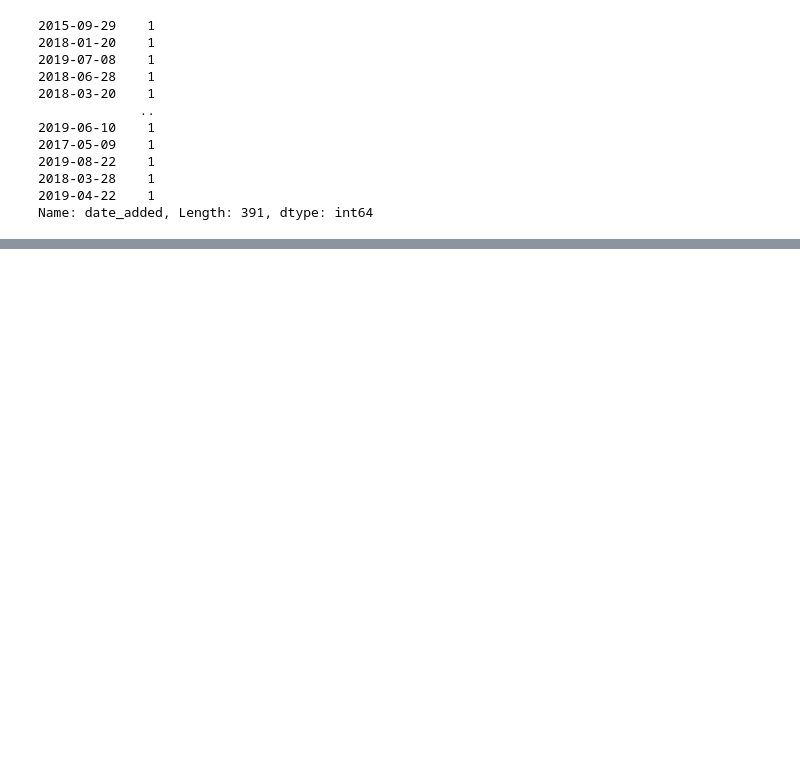
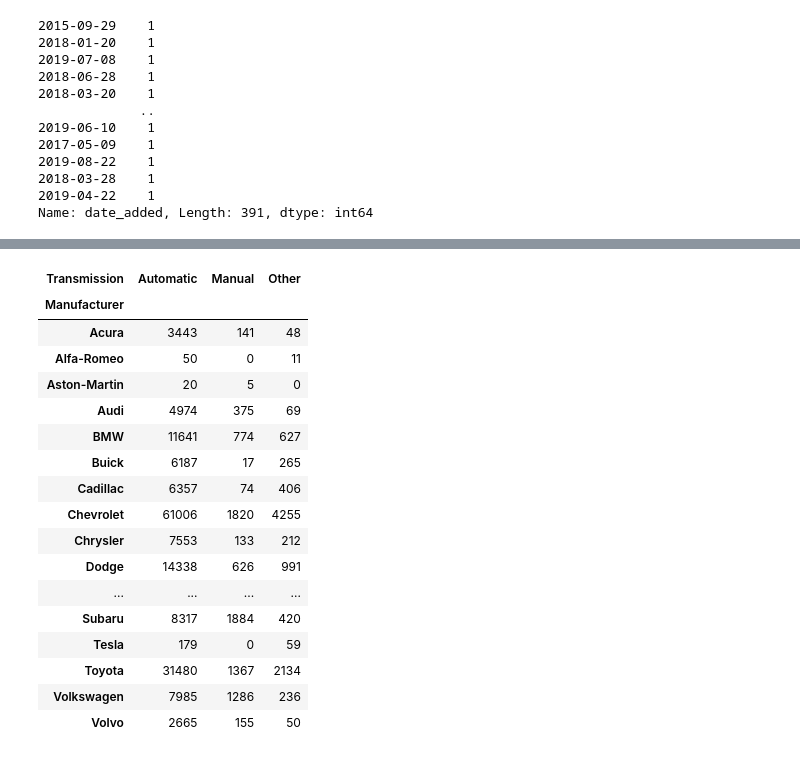
Before and after one commit to feihong/jupyterlab-examples, a Jupyter notebook: exercises.ipynb, the cells around one changed output, grey strips where cells are left out. Saved outputs shown, nothing was run; the diff lists cells and outputs as text; code cells hidden in the pictures; blank space fills up the shorter version.

```diff
--- a/exercises.ipynb
+++ b/exercises.ipynb
@@ -216,3 +199,6 @@ vc[vc == 1]
 2018-03-28    1
 2019-04-22    1
 Name: date_added, Length: 391, dtype: int64
+# %%
+cars = pd.read_csv('used_cars.csv', dtype={'Fuel': 'category', 'Transmission': 'category'})
+cars.info()
@@ -218,0 +228,21 @@ Name: date_added, Length: 391, dtype: int64
+# %%
+cars.pivot_table(index='Manufacturer', columns='Transmission', values='Price', aggfunc='count')
+# %% [output]
+| Transmission | Automatic | Manual | Other |
+| Manufacturer |  |  |  |
+| Acura | 3443 | 141 | 48 |
+| Alfa-Romeo | 50 | 0 | 11 |
+| Aston-Martin | 20 | 5 | 0 |
+| Audi | 4974 | 375 | 69 |
+| BMW | 11641 | 774 | 627 |
+| Buick | 6187 | 17 | 265 |
+| Cadillac | 6357 | 74 | 406 |
+| Chevrolet | 61006 | 1820 | 4255 |
+| Chrysler | 7553 | 133 | 212 |
+| Dodge | 14338 | 626 | 991 |
+| ... | ... | ... | ... |
+| Subaru | 8317 | 1884 | 420 |
+| Tesla | 179 | 0 | 59 |
+| Toyota | 31480 | 1367 | 2134 |
+| Volkswagen | 7985 | 1286 | 236 |
+| Volvo | 2665 | 155 | 50 |
```
Also changed, not shown: parts of 7 cells of this notebook, 2 other files.
